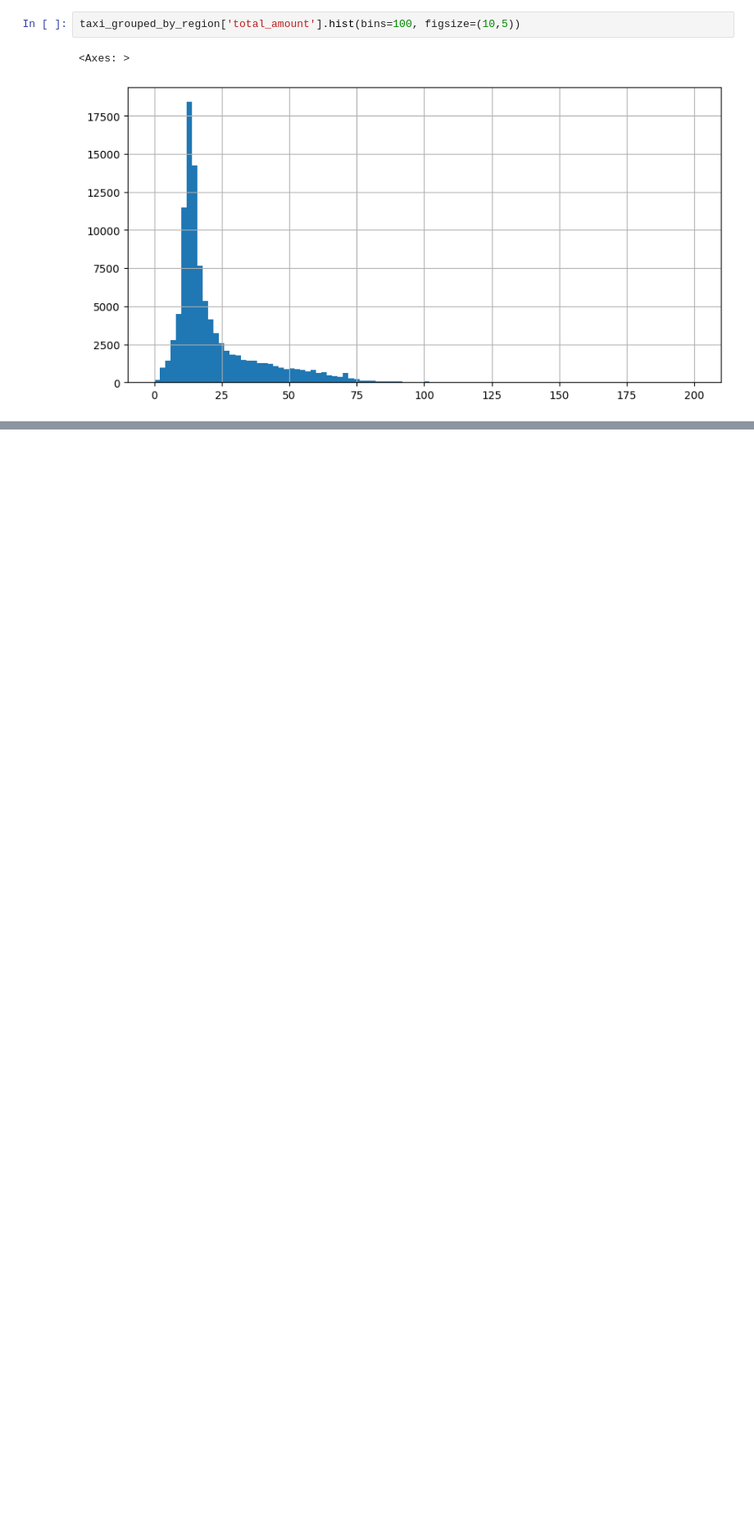
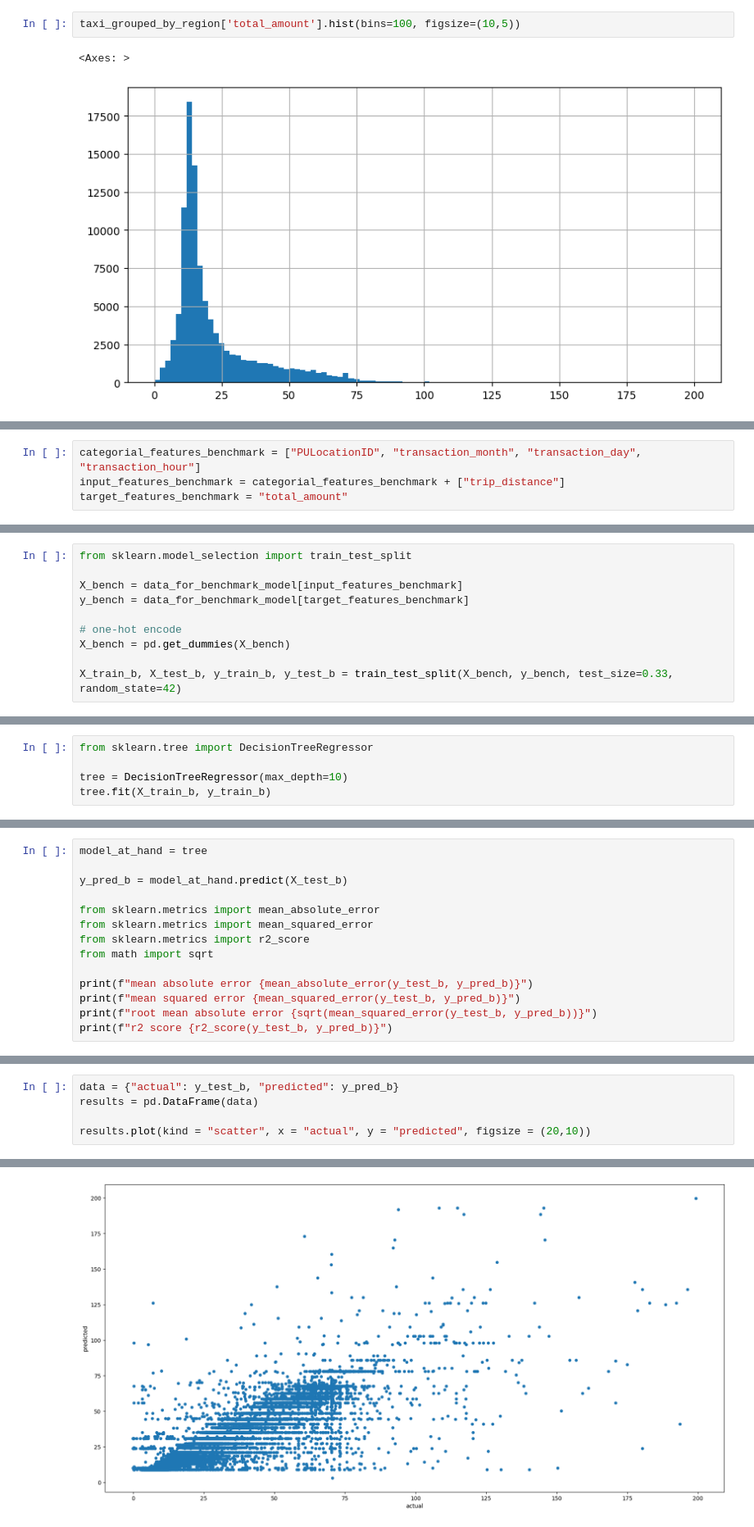
Before and after one commit to dhruvesh131199/new-york-taxi-analysis, a Jupyter notebook: main.ipynb, the cells around one changed output, grey strips where cells are left out. Shown at 82% size. Saved outputs shown, nothing was run; the diff lists cells and outputs as text; blank space fills up the shorter version.

Commit message:
Trained first model and evaluated

```diff
--- a/main.ipynb
+++ b/main.ipynb
@@ -391,0 +412,4 @@ taxi_grouped_by_region['total_amount'].hist(bins=100, figsize=(10,5))
+# %%
+categorial_features_benchmark = ["PULocationID", "transaction_month", "transaction_day", "transaction_hour"]
+input_features_benchmark = categorial_features_benchmark + ["trip_distance"]
+target_features_benchmark = "total_amount"
@@ -391,0 +418,10 @@ taxi_grouped_by_region['total_amount'].hist(bins=100, figsize=(10,5))
+# %%
+from sklearn.model_selection import train_test_split
+
+X_bench = data_for_benchmark_model[input_features_benchmark]
+y_bench = data_for_benchmark_model[target_features_benchmark]
+
+# one-hot encode
+X_bench = pd.get_dummies(X_bench)
+
+X_train_b, X_test_b, y_train_b, y_test_b = train_test_split(X_bench, y_bench, test_size=0.33, random_state=42)
@@ -391,0 +430,5 @@ taxi_grouped_by_region['total_amount'].hist(bins=100, figsize=(10,5))
+# %%
+from sklearn.tree import DecisionTreeRegressor
+
+tree = DecisionTreeRegressor(max_depth=10)
+tree.fit(X_train_b, y_train_b)
@@ -391,0 +439,14 @@ taxi_grouped_by_region['total_amount'].hist(bins=100, figsize=(10,5))
+# %%
+model_at_hand = tree
+
+y_pred_b = model_at_hand.predict(X_test_b)
+
+from sklearn.metrics import mean_absolute_error
+from sklearn.metrics import mean_squared_error
+from sklearn.metrics import r2_score
+from math import sqrt
+
+print(f"mean absolute error {mean_absolute_error(y_test_b, y_pred_b)}")
+print(f"mean squared error {mean_squared_error(y_test_b, y_pred_b)}")
+print(f"root mean absolute error {sqrt(mean_squared_error(y_test_b, y_pred_b))}")
+print(f"r2 score {r2_score(y_test_b, y_pred_b)}")
@@ -391,0 +458,6 @@ taxi_grouped_by_region['total_amount'].hist(bins=100, figsize=(10,5))
+# %%
+data = {"actual": y_test_b, "predicted": y_pred_b}
+results = pd.DataFrame(data)
+
+results.plot(kind = "scatter", x = "actual", y = "predicted", figsize = (20,10))
+# %% [output]
@@ -391,0 +465 @@ taxi_grouped_by_region['total_amount'].hist(bins=100, figsize=(10,5))
+[figure, added]
```
Also changed, not shown: parts of 17 cells of this notebook.
